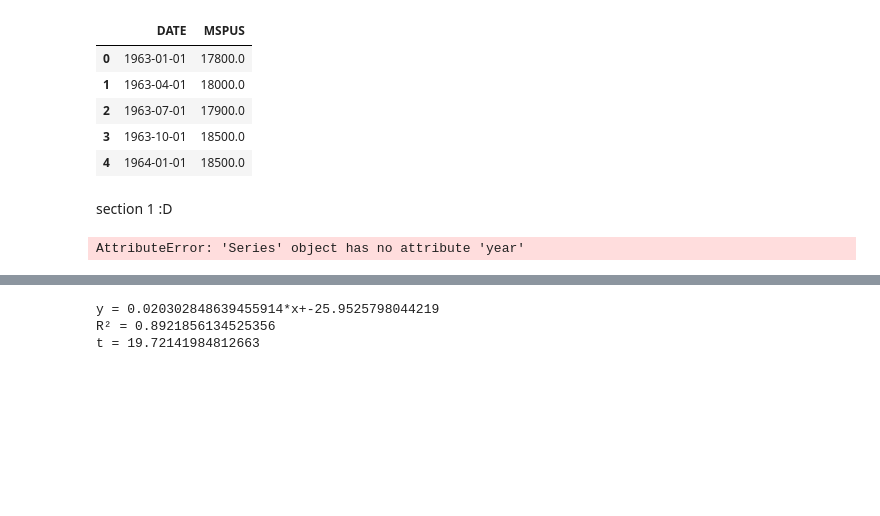
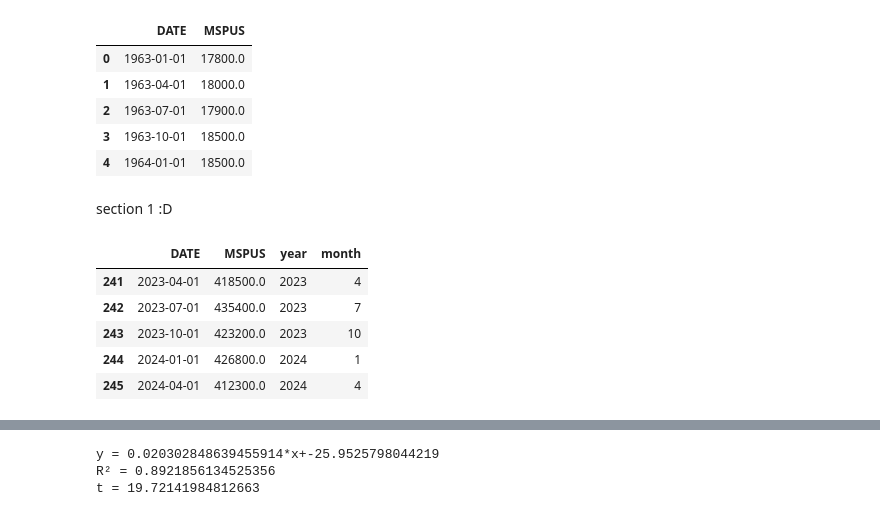
Before and after one commit to LWGames423/Data-Science-2425, a Jupyter notebook: Analysis.ipynb, the cells around one changed output, grey strips where cells are left out. Saved outputs shown, nothing was run; the diff lists cells and outputs as text; code cells hidden in the pictures; blank space fills up the shorter version.

Commit message:
date?

```diff
--- a/Analysis.ipynb
+++ b/Analysis.ipynb
@@ -71,19 +71,19 @@ section 1 :D
 # %%
 df.dropna(axis = 0, inplace = True) # delete all rows that have N/A values
 
-df['DATE'] = pd.to_datetime(df.DATE) # convert [dt] to same format
+df1 = df.copy()
 
-df1 = df.copy()
-df1.drop(columns = ['DATE'], axis = 1, inplace = True)
-
-df1['year'] = df1['Date'].year
-
-# for i in range (0,245):
-#     df1['year'][i] = df1['Date'][i].year
+df1['year'] = pd.to_datetime(df1['DATE']).dt.year
+df1['month'] = pd.to_datetime(df1['DATE']).dt.month
 
 df1.tail()
 # %% [output]
-AttributeError: 'Series' object has no attribute 'year'
+|  | DATE | MSPUS | year | month |
+| 241 | 2023-04-01 | 418500.0 | 2023 | 4 |
+| 242 | 2023-07-01 | 435400.0 | 2023 | 7 |
+| 243 | 2023-10-01 | 423200.0 | 2023 | 10 |
+| 244 | 2024-01-01 | 426800.0 | 2024 | 1 |
+| 245 | 2024-04-01 | 412300.0 | 2024 | 4 |
 # %%
 fig = go.Figure()
 fig.update_layout(title="Land and Ocean Average Temperature: 1850-2015", title_font_size = 20,
```
